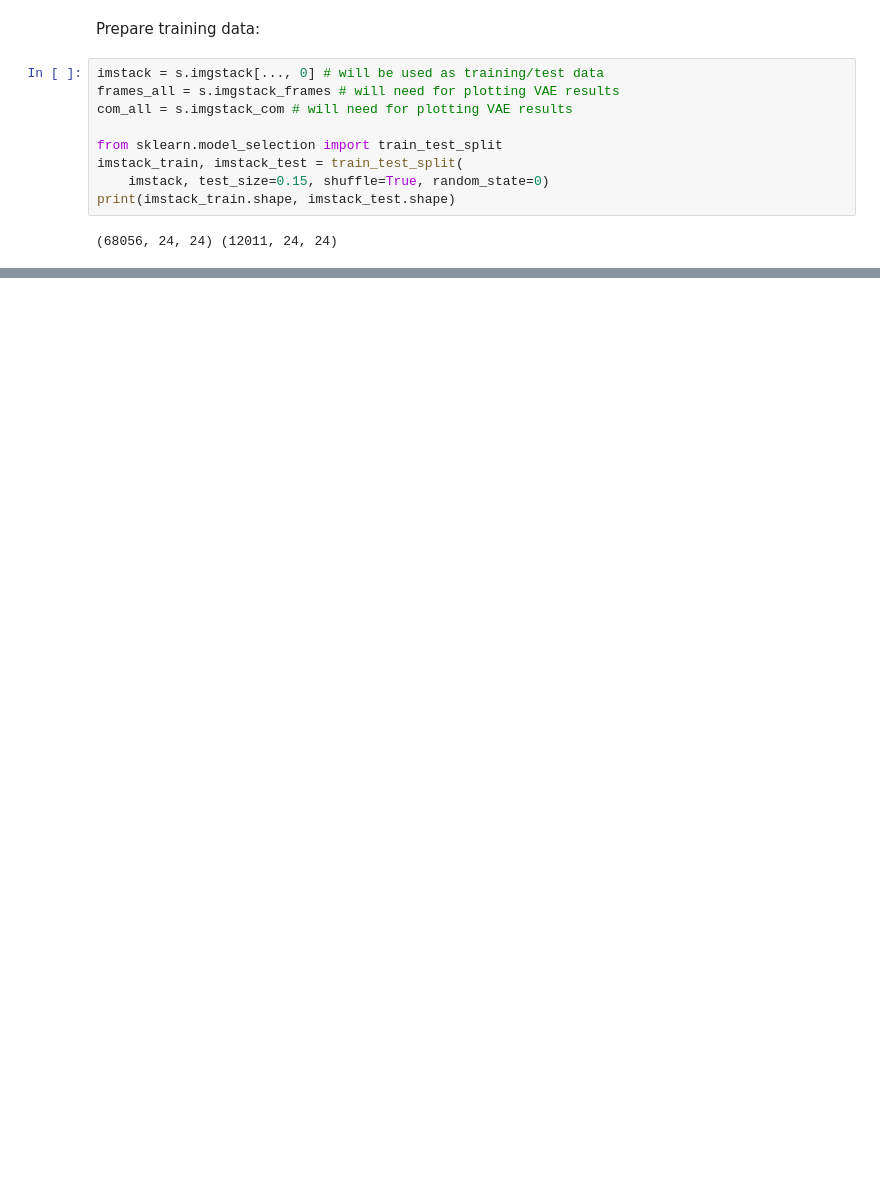
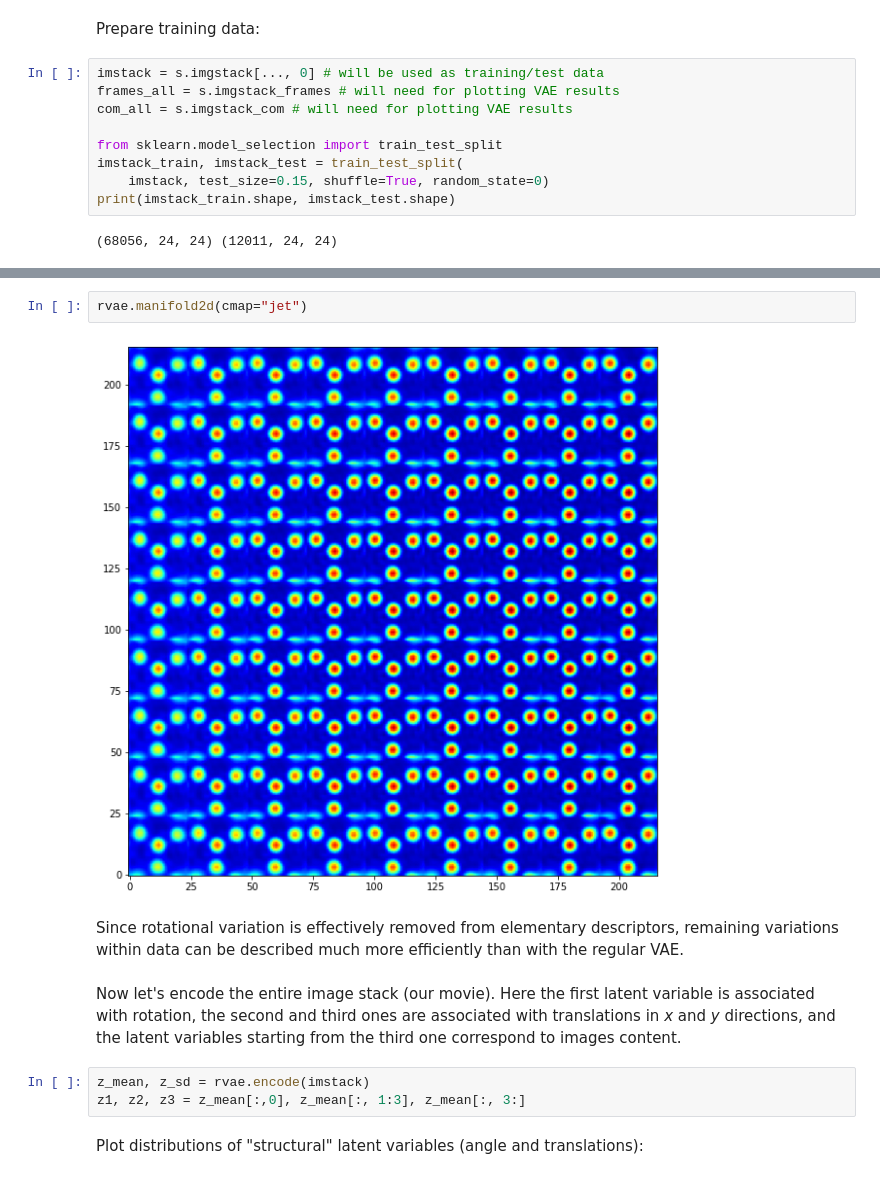
Before and after one commit to ziatdinovmax/Notebooks-for-papers, a Jupyter notebook: rVAE_chemtransform_v2c.ipynb, the cells around one changed output, grey strips where cells are left out. Saved outputs shown, nothing was run; the diff lists cells and outputs as text; blank space fills up the shorter version.

```diff
--- a/rVAE_chemtransform_v2c.ipynb
+++ b/rVAE_chemtransform_v2c.ipynb
@@ -485,3 +182,16 @@ Plot results for the encoded angle and transaltion variables:
+# %%
+rvae.manifold2d(cmap="jet")
+# %% [output]
+[figure, added]
+# %% [markdown]
+Since rotational variation is effectively removed from elementary descriptors, remaining variations within data can be described much more efficiently than with the regular VAE.
+# %% [markdown]
+Now let's encode the entire image stack (our movie). Here the first latent variable is associated with rotation, the second and third ones are associated with translations in *x* and *y* directions, and the latent variables starting from the third one correspond to images content.
+# %%
+z_mean, z_sd = rvae.encode(imstack)
+z1, z2, z3 = z_mean[:,0], z_mean[:, 1:3], z_mean[:, 3:]
+# %% [markdown]
+Plot distributions of "structural" latent variables (angle and translations):
 # %%
 fig, ax = plt.subplots(1, 3, figsize=(25, 5))
 ax[0].hist(z1, bins=60, color='gray')
```
Also changed, not shown: parts of 45 cells of this notebook.
